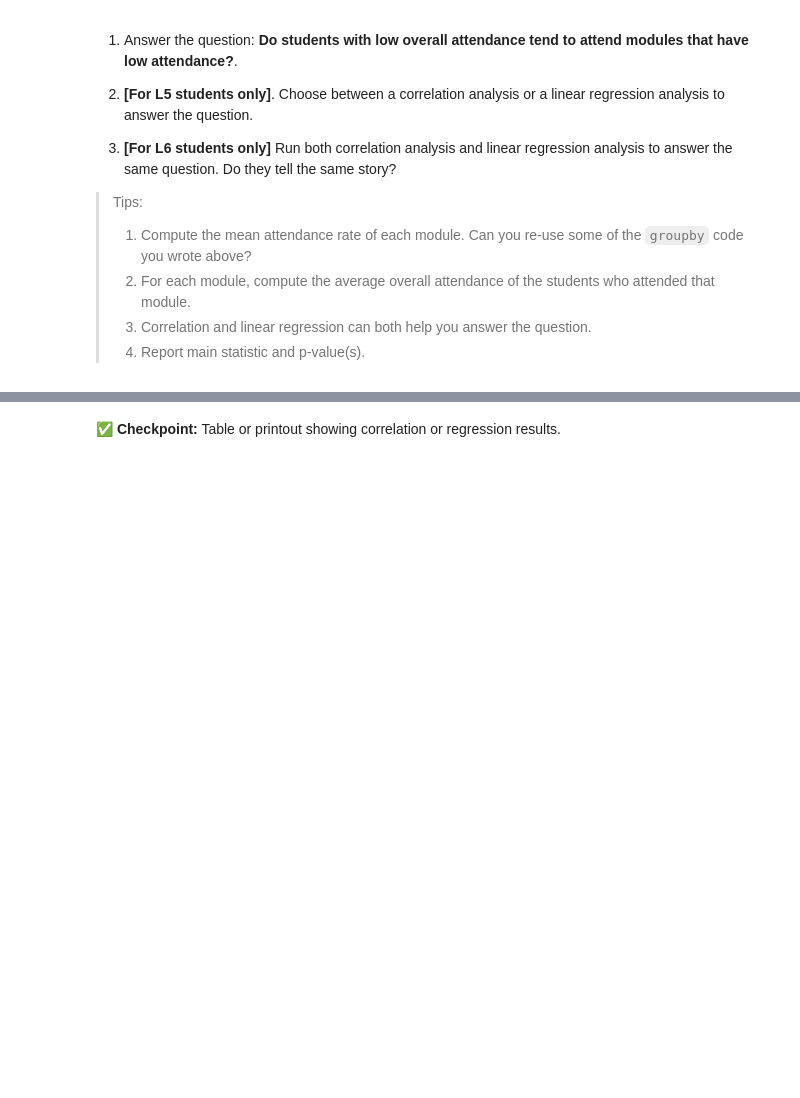
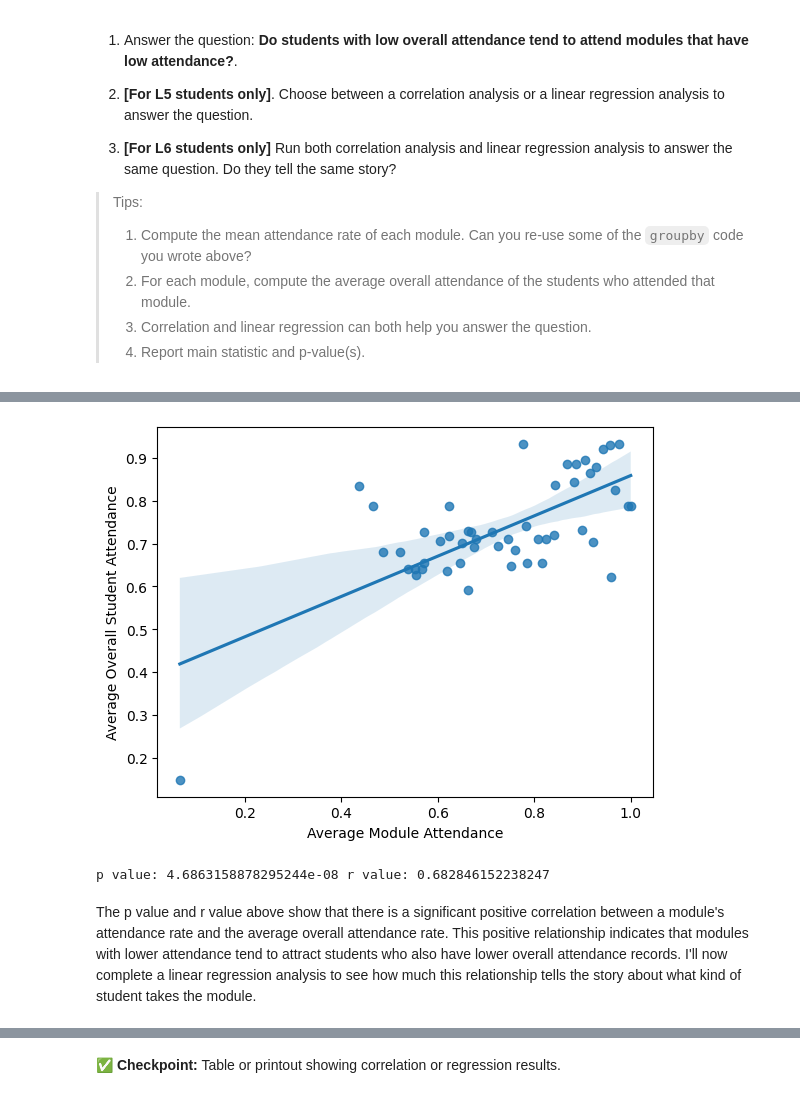
Before and after one commit to tobiade22/IDS_Summative_1, a Jupyter notebook: summative1-1.ipynb, the cells around one changed output, grey strips where cells are left out. Cells and saved outputs as stored; diff of their text form; code cells hidden in the pictures; blank space fills up the shorter version.

```diff
--- a/summative1-1.ipynb
+++ b/summative1-1.ipynb
@@ -503,5 +502,7 @@ Plan
 # your code here
 module_attendance_mean = df.groupby('Module Name')['Attended'].mean() # Use groupby method to group by Module
                                                                       # then find the mean based on the attended column
-module_attendance_mean
+module_attendance_mean_df = module_attendance_mean.to_frame().reset_index() # Creates a dataframe for merging
+module_attendance_mean_df = module_attendance_mean_df.rename(columns={'Attended': 'Average Module Attendance'}) # Rename column for clarity
+module_attendance_mean_df.head()
 # %% [output]
@@ -545,0 +515,4 @@ Name: Student Overall Attendance, dtype: float64
+# %%
+average_overall_att_by_mod = df.groupby('Module Name')['Student Overall Attendance'].mean() # Find the average Student Overall Attendance per module
+average_overall_att_by_mod = average_overall_att_by_mod.rename('Average Overall Student Attendance')
+average_overall_att_by_mod.head()
@@ -545,0 +527,4 @@ Name: Student Overall Attendance, dtype: float64
+# %%
+attendance_relationships_df = pd.merge(module_attendance_mean_df, average_overall_att_by_mod, on='Module Name', how='left') # Merge series into main data frame. Uses Module Name as a key for
+                                                                              # merging and makes sure to preserve original dataframe columns
+attendance_relationships_df.head()
@@ -545,0 +538,15 @@ Name: Student Overall Attendance, dtype: float64
+# %%
+correlation = stats.pearsonr(x=attendance_relationships_df['Average Module Attendance'], # Correlation analysis using scipy function
+                             y=attendance_relationships_df['Average Overall Student Attendance'])
+r_value, p_value = correlation # Creates individual variables for printing
+sns.regplot(x='Average Module Attendance', # Seaborn plot to visualise see the relationship
+            y='Average Overall Student Attendance', data=attendance_relationships_df)
+plt.show() # Shows visualisation
+print('p value:', p_value, 'r value:', r_value) # Prints p and r values
+# %% [output]
+[figure, added]
+p value: 4.6863158878295244e-08 r value: 0.682846152238247
+# %% [markdown]
+The p value and r value above show that there is a significant positive correlation between a module's attendance rate and the average overall attendance rate.
+This positive relationship indicates that modules with lower attendance tend to attract students who also have lower overall attendance records. I'll now complete
+a linear regression analysis to see how much this relationship tells the story about what kind of student takes the module.
```
Also changed, not shown: parts of 9 cells of this notebook, 1 other file.
